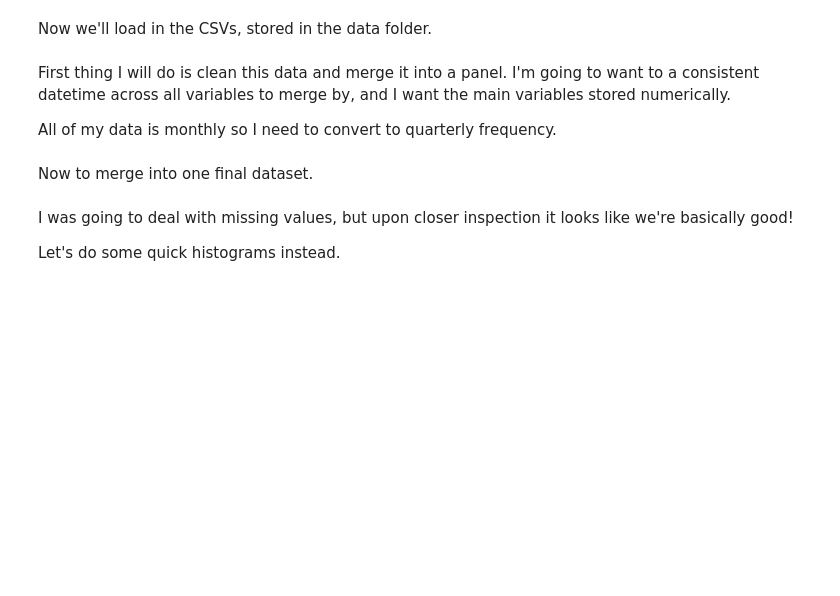
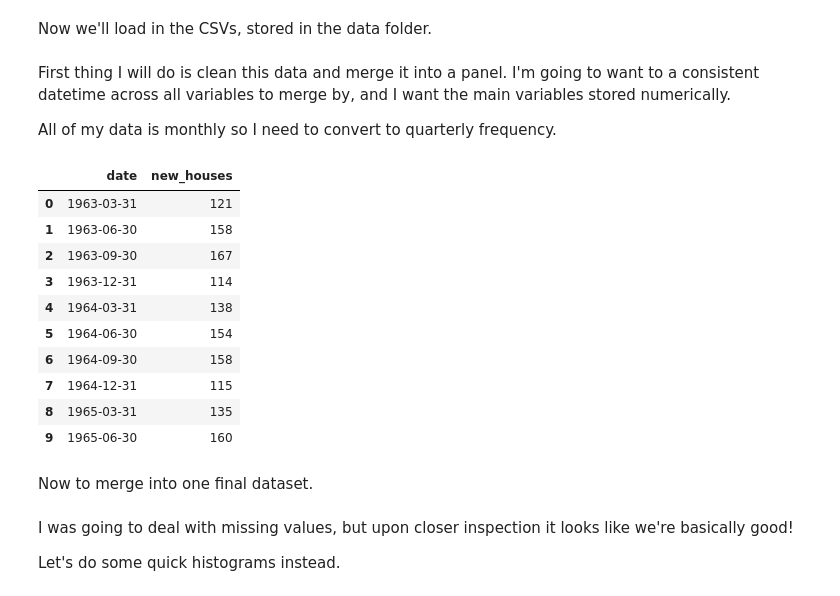
Before and after one commit to alejandrog-alt/6103-fall-25-Kennedy-Kuscu-Gomez, a Jupyter notebook: code/wpk_data_load.ipynb, the cells around one changed output. Drawn from its saved outputs; the diff is of its cells as text; code cells hidden in the pictures; blank space fills up the shorter version.

```diff
--- a/code/wpk_data_load.ipynb
+++ b/code/wpk_data_load.ipynb
@@ -49,7 +49,11 @@ w_trade = pd.read_excel("../data/monthly_wholesale_trade.xlsx", skiprows = 7)
 
 #import index from BLS, U.S. Import and Export Price Indexes, https://www.bls.gov/mxp/
 import_index = pd.read_csv("../data/import_index.csv")
-export_index = pd.read_csv("../data/monthly_export.csv")
+export_index = pd.read_csv("../data/export_index.csv")
+
+# new houses sold, from U.S.Census, https://www.census.gov/construction/nrs/data/series.html
+new_houses_sold = pd.read_csv("../data/new_houses_sold.csv")
+#new_houses_sold.head(10)
 # %%
 # gdp is formatted weirdly so I'll load this and clean it separately
 
@@ -179,33 +183,56 @@ construct_q = construct.resample("Q").sum()  # quarterly sum
 construct_q = construct_q.reset_index()
 
 construct_q = construct_q[["date", "TLMFGCONS"]]
 
 construct_q.rename(columns={'TLMFGCONS': 'construction'}, inplace=True)
 
 
 ### i_trade -----------------------------------------------
 i_trade["date"] = pd.to_datetime(i_trade["Period"], format="%b-%Y")
 i_trade = i_trade.set_index("date").sort_index()
 
 # sum across months to a quarterly freq
 i_trade_q = i_trade.resample("Q").sum()
 i_trade_q = i_trade_q.reset_index()
 
 i_trade_q = i_trade_q[["date", "Value"]]
 
 i_trade_q.rename(columns={'Value': 'itrade'}, inplace=True)
 
 ### w_trade -----------------------------------------------
 w_trade["date"] = pd.to_datetime(w_trade["Period"], format="%b-%Y")
 w_trade = w_trade.set_index("date").sort_index()
 
 # sum across months to a quarterly freq
 w_trade_q = w_trade.resample("Q").sum()
 w_trade_q = w_trade_q.reset_index()
 
 w_trade_q = w_trade_q[["date", "Value"]]
 
 w_trade_q.rename(columns={'Value': 'wtrade'}, inplace=True)
+
+
+### new houses sold  -------------------------------------------------
+new_houses_sold["date"] = pd.to_datetime(new_houses_sold["Date"], format="%b %Y")
+
+new_houses_sold = new_houses_sold.set_index("date").sort_index()
+houses_q = new_houses_sold.resample("QE").sum().reset_index()
+
+houses_q = houses_q[["date", "Thousands of homes sold per month"]]
+houses_q = houses_q.rename(columns={"Thousands of homes sold per month": "new_houses"})
+#houses_q.head(10)
+# %% [output]
+|  | date | new_houses |
+| 0 | 1963-03-31 | 121 |
+| 1 | 1963-06-30 | 158 |
+| 2 | 1963-09-30 | 167 |
+| 3 | 1963-12-31 | 114 |
+| 4 | 1964-03-31 | 138 |
+| 5 | 1964-06-30 | 154 |
+| 6 | 1964-09-30 | 158 |
+| 7 | 1964-12-31 | 115 |
+| 8 | 1965-03-31 | 135 |
+| 9 | 1965-06-30 | 160 |
 # %% [markdown]
 Now to merge into one final dataset.
 # %%
```
Also changed, not shown: parts of 1 cell of this notebook, 2 other files.
